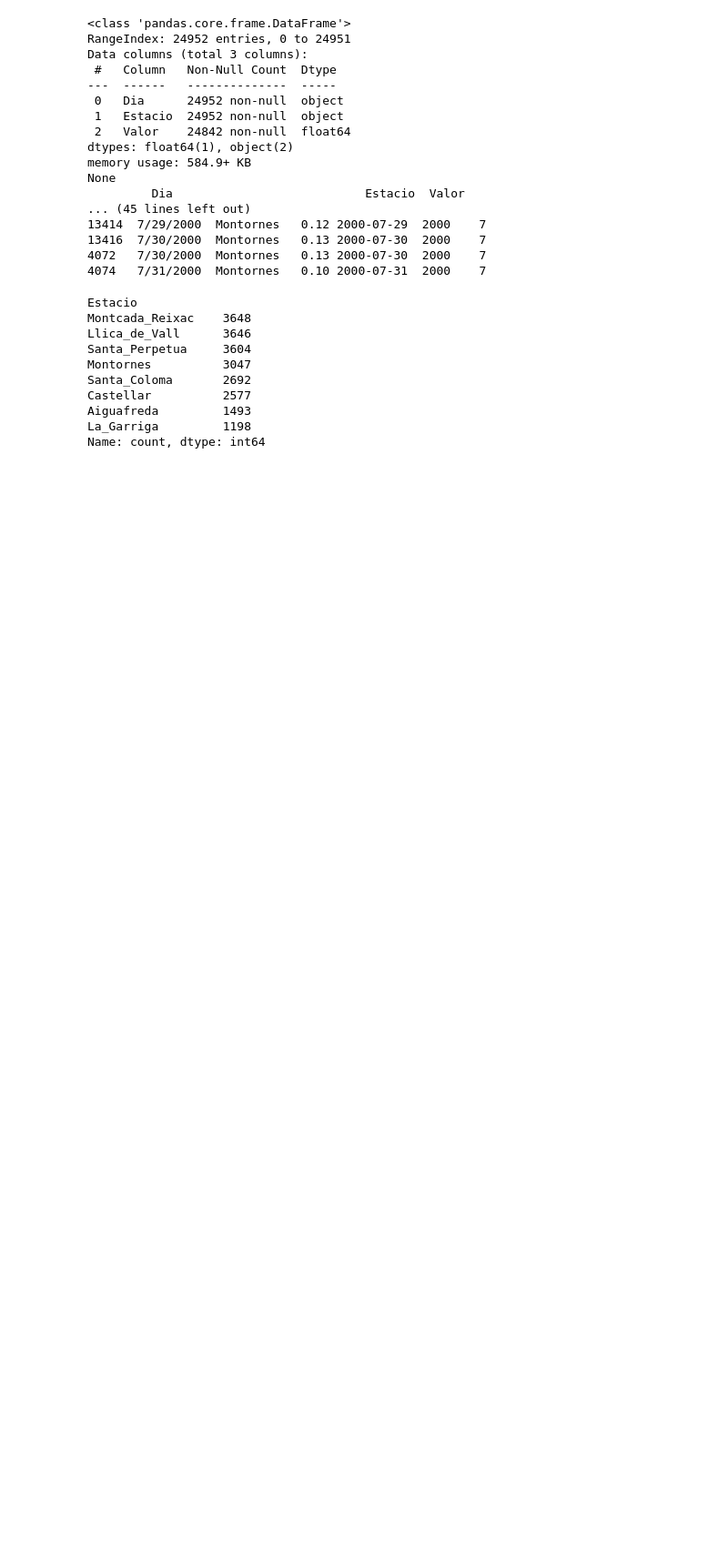
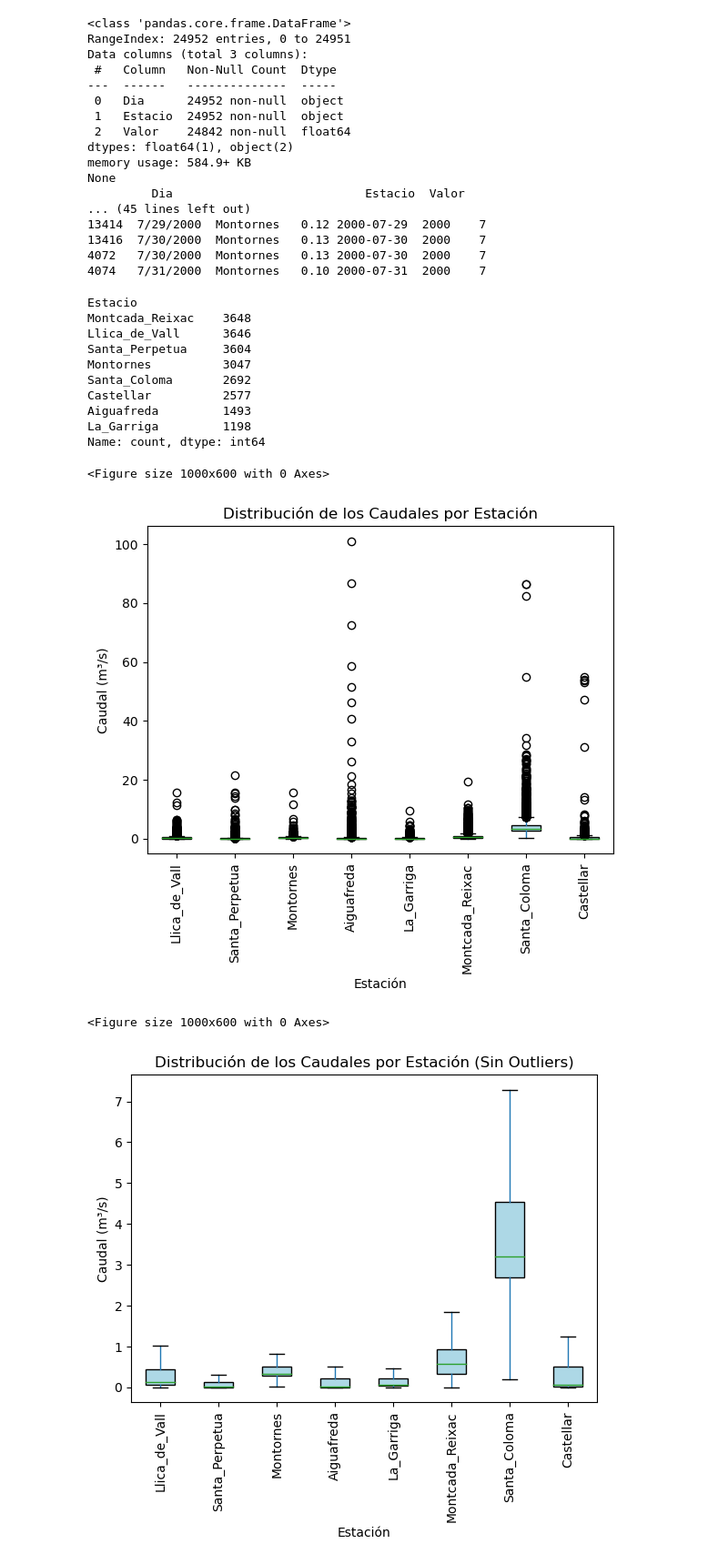
Before and after one commit to saosar/Hidrology, a Jupyter notebook: SOAEstadistica.ipynb, the cells around one changed output. Shown at 91% size. Drawn from its saved outputs; the diff is of its cells as text; code cells hidden in the pictures; blank space fills up the shorter version.

Commit message:
variabilidad, outliers en bigotes

```diff
--- a/SOAEstadistica.ipynb
+++ b/SOAEstadistica.ipynb
@@ -127,0 +166,28 @@ fig.show()
+# %%
+# Calcular la desviación estándar (variabilidad) por estación
+variabilidad = TotalDat.groupby('Estacio')['Valor'].std()
+
+# Graficar la distribución de los caudales por estación (Boxplot con outliers)
+plt.figure(figsize=(10, 6))
+TotalDat.boxplot(column='Valor', by='Estacio', grid=False, showfliers=True, patch_artist=True, boxprops=dict(facecolor="lightblue"))
+plt.title("Distribución de los Caudales por Estación")
+plt.suptitle("")
+plt.xlabel("Estación")
+plt.xticks(rotation=90)
+plt.ylabel("Caudal (m³/s)")
+plt.show()
+
+# Graficar la distribución de los caudales por estación (Boxplot sin outliers)
+plt.figure(figsize=(10, 6))
+TotalDat.boxplot(column='Valor', by='Estacio', grid=False, showfliers=False, patch_artist=True, boxprops=dict(facecolor="lightblue"))
+plt.title("Distribución de los Caudales por Estación (Sin Outliers)")
+plt.suptitle("")
+plt.xlabel("Estación")
+plt.xticks(rotation=90)
+plt.ylabel("Caudal (m³/s)")
+plt.show()
+# %% [output]
+<Figure size 1000x600 with 0 Axes>
+[figure, added]
+<Figure size 1000x600 with 0 Axes>
+[figure, added]
```
Also changed, not shown: parts of 3 cells of this notebook.
